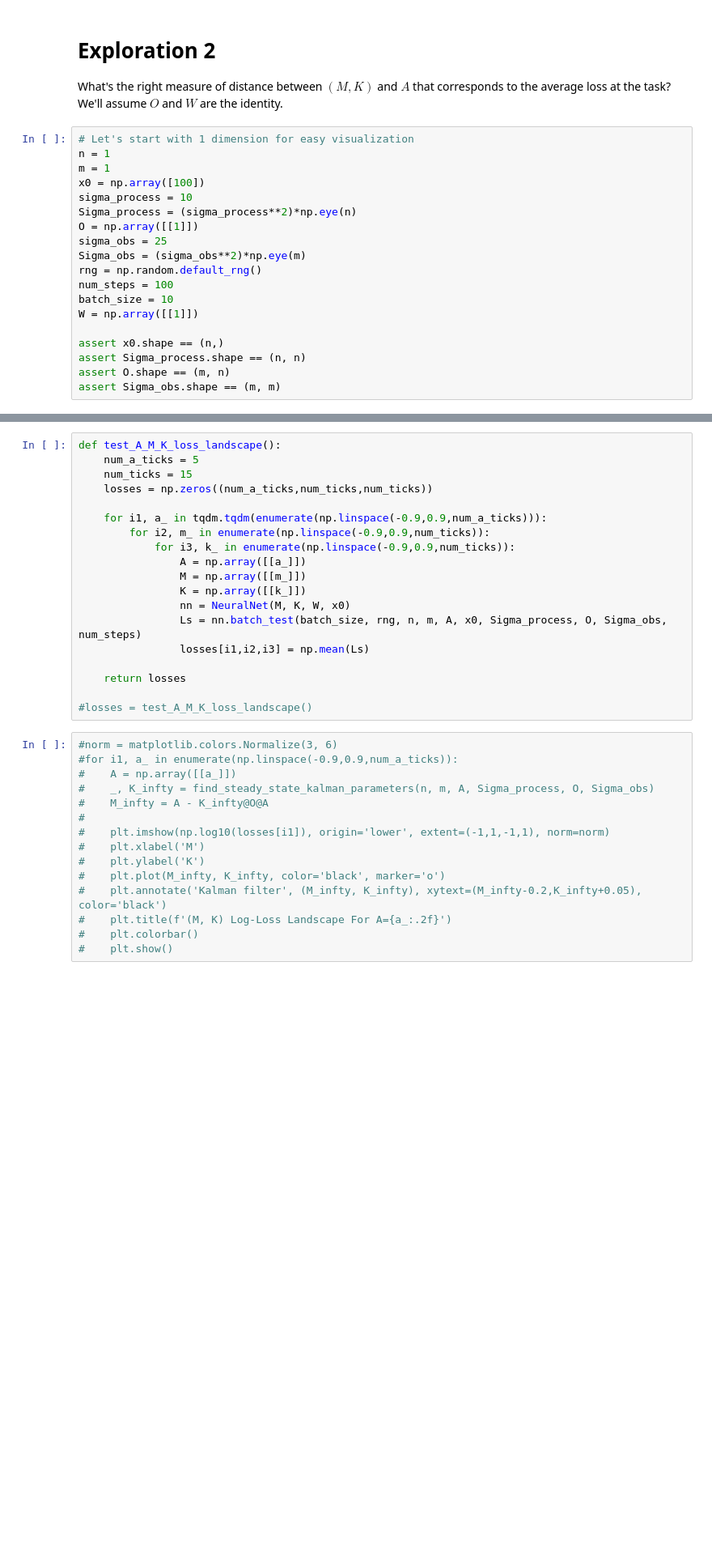
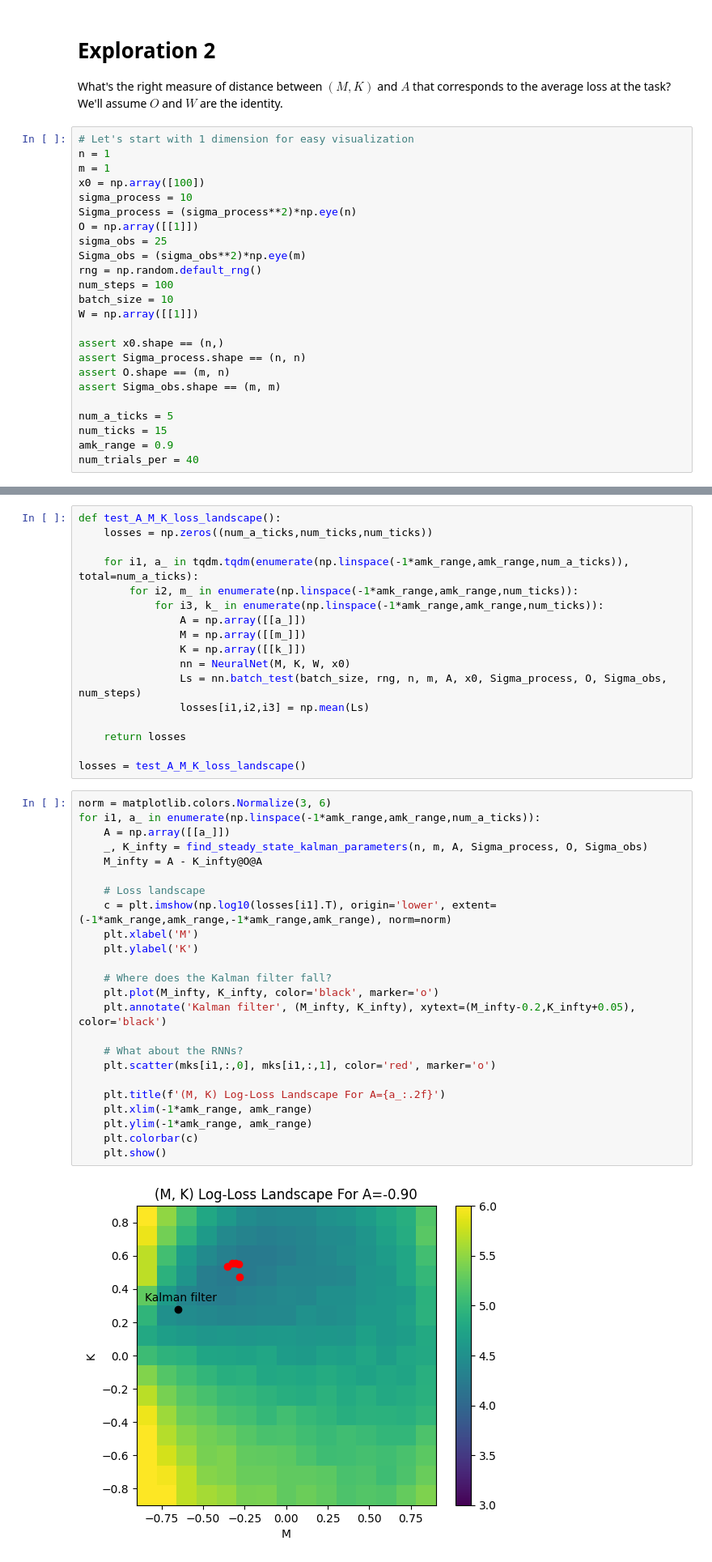
Before and after one commit to Kroiririoroirkk/cmu-project, a Jupyter notebook: LDS_exploration.ipynb, the cells around one changed output, grey strips where cells are left out. Shown at 81% size. Cells and saved outputs as stored; diff of their text form; blank space fills up the shorter version.

Commit message:
Add Exploration 2 (1-dimensional loss landscape)

```diff
--- a/LDS_exploration.ipynb
+++ b/LDS_exploration.ipynb
@@ -164,3 +164,8 @@ assert x0.shape == (n,)
 assert Sigma_process.shape == (n, n)
 assert O.shape == (m, n)
 assert Sigma_obs.shape == (m, m)
+
+num_a_ticks = 5
+num_ticks = 15
+amk_range = 0.9
+num_trials_per = 40
@@ -167,12 +189,10 @@ assert Sigma_obs.shape == (m, m)
 # %%
 def test_A_M_K_loss_landscape():
-    num_a_ticks = 5
-    num_ticks = 15
     losses = np.zeros((num_a_ticks,num_ticks,num_ticks))
 
-    for i1, a_ in tqdm.tqdm(enumerate(np.linspace(-0.9,0.9,num_a_ticks))):
-        for i2, m_ in enumerate(np.linspace(-0.9,0.9,num_ticks)):
-            for i3, k_ in enumerate(np.linspace(-0.9,0.9,num_ticks)):
+    for i1, a_ in tqdm.tqdm(enumerate(np.linspace(-1*amk_range,amk_range,num_a_ticks)), total=num_a_ticks):
+        for i2, m_ in enumerate(np.linspace(-1*amk_range,amk_range,num_ticks)):
+            for i3, k_ in enumerate(np.linspace(-1*amk_range,amk_range,num_ticks)):
                 A = np.array([[a_]])
                 M = np.array([[m_]])
                 K = np.array([[k_]])
@@ -182,19 +202,30 @@ def test_A_M_K_loss_landscape():
 
     return losses
 
-#losses = test_A_M_K_loss_landscape()
+losses = test_A_M_K_loss_landscape()
 # %%
-#norm = matplotlib.colors.Normalize(3, 6)
-#for i1, a_ in enumerate(np.linspace(-0.9,0.9,num_a_ticks)):
-#    A = np.array([[a_]])
-#    _, K_infty = find_steady_state_kalman_parameters(n, m, A, Sigma_process, O, Sigma_obs)
-#    M_infty = A - K_infty@O@A
-#
-#    plt.imshow(np.log10(losses[i1]), origin='lower', extent=(-1,1,-1,1), norm=norm)
-#    plt.xlabel('M')
-#    plt.ylabel('K')
-#    plt.plot(M_infty, K_infty, color='black', marker='o')
-#    plt.annotate('Kalman filter', (M_infty, K_infty), xytext=(M_infty-0.2,K_infty+0.05), color='black')
-#    plt.title(f'(M, K) Log-Loss Landscape For A={a_:.2f}')
-#    plt.colorbar()
-#    plt.show()
+norm = matplotlib.colors.Normalize(3, 6)
+for i1, a_ in enumerate(np.linspace(-1*amk_range,amk_range,num_a_ticks)):
+    A = np.array([[a_]])
+    _, K_infty = find_steady_state_kalman_parameters(n, m, A, Sigma_process, O, Sigma_obs)
+    M_infty = A - K_infty@O@A
+
+    # Loss landscape
+    c = plt.imshow(np.log10(losses[i1].T), origin='lower', extent=(-1*amk_range,amk_range,-1*amk_range,amk_range), norm=norm)
+    plt.xlabel('M')
+    plt.ylabel('K')
+
+    # Where does the Kalman filter fall?
+    plt.plot(M_infty, K_infty, color='black', marker='o')
+    plt.annotate('Kalman filter', (M_infty, K_infty), xytext=(M_infty-0.2,K_infty+0.05), color='black')
+
+    # What about the RNNs?
+    plt.scatter(mks[i1,:,0], mks[i1,:,1], color='red', marker='o')
+
+    plt.title(f'(M, K) Log-Loss Landscape For A={a_:.2f}')
+    plt.xlim(-1*amk_range, amk_range)
+    plt.ylim(-1*amk_range, amk_range)
+    plt.colorbar(c)
+    plt.show()
+# %% [output]
+[figure, added]
```
Also changed, not shown: parts of 6 cells of this notebook, 2 other files.
